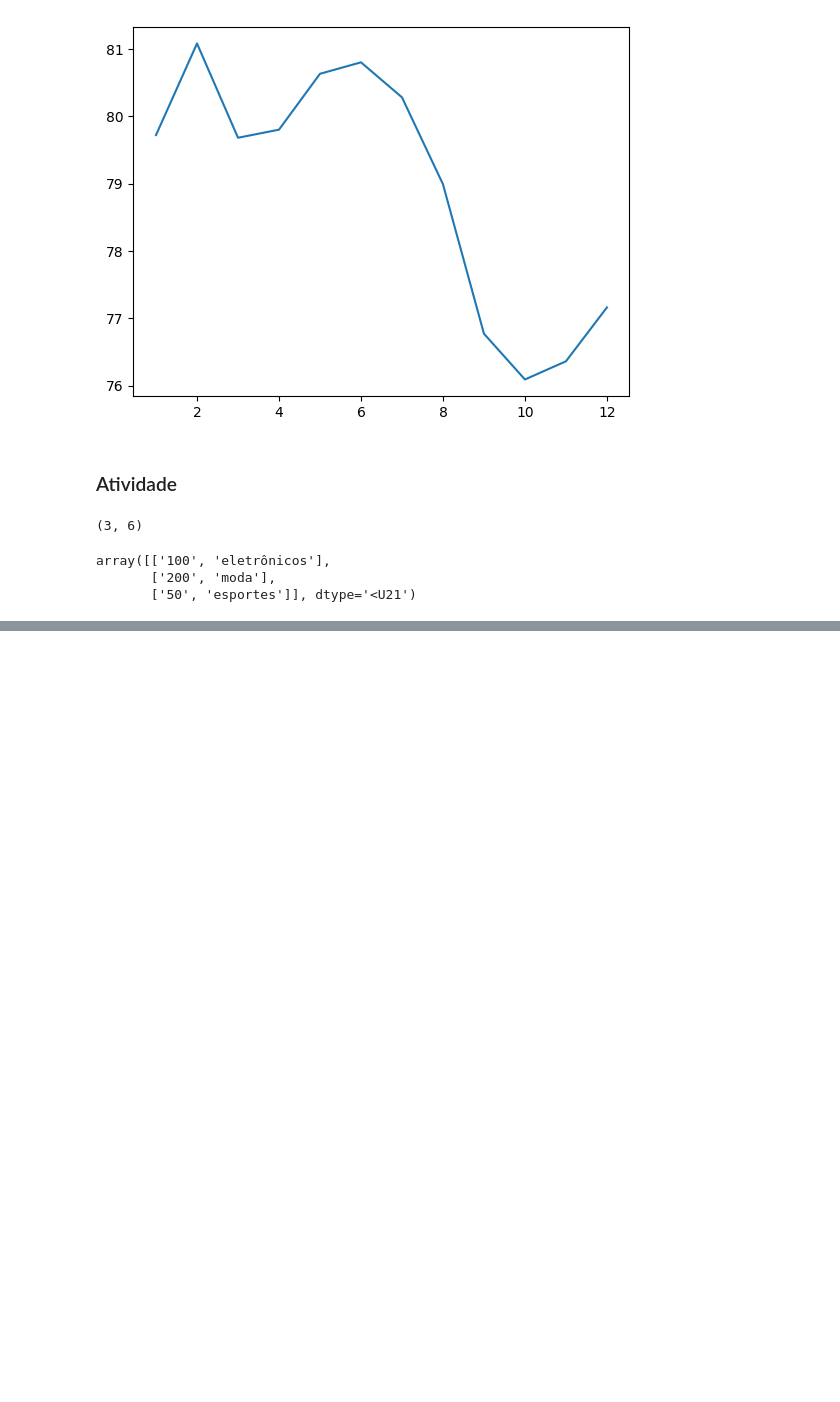
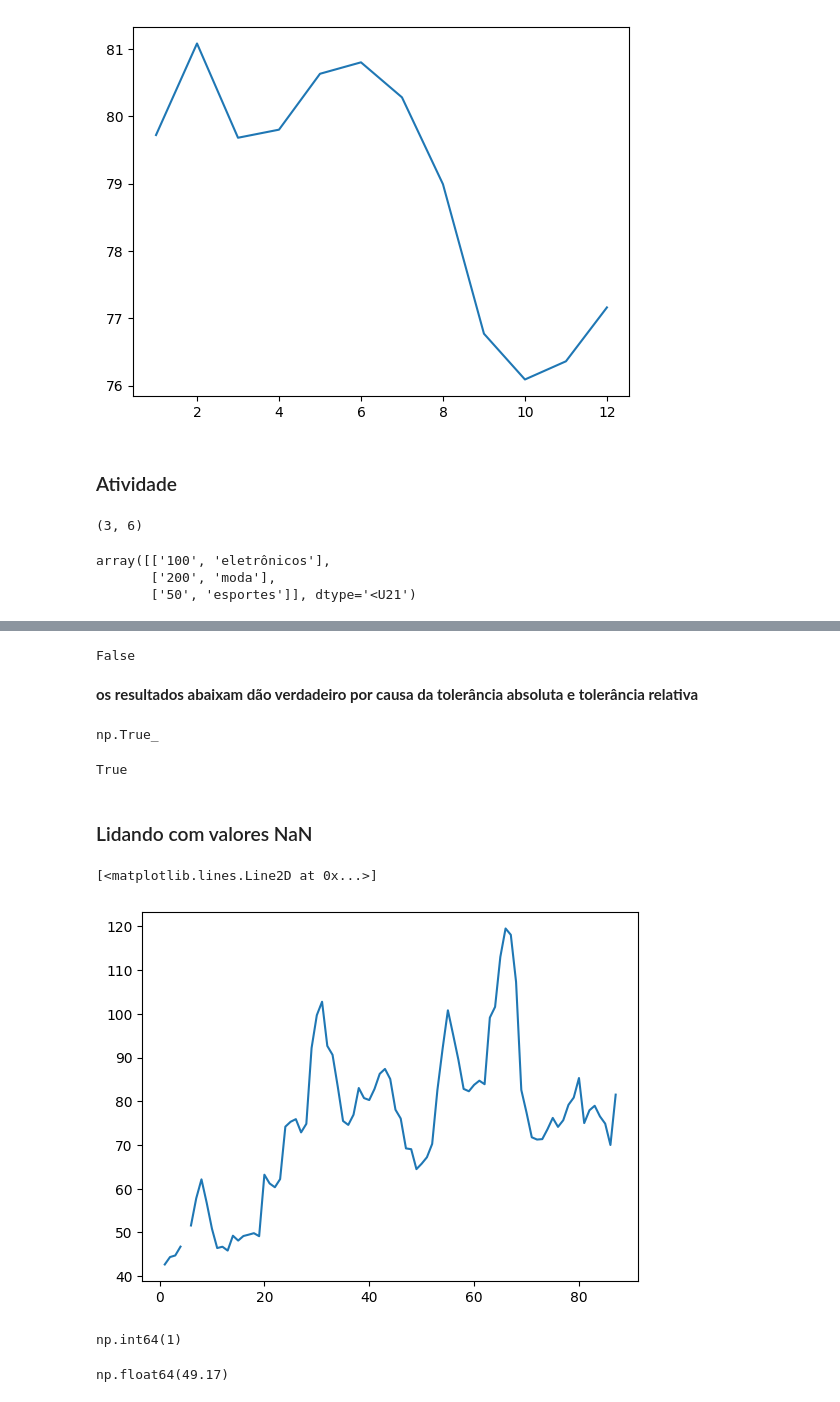
Before and after one commit to sarasantosdev/numpy_estudos, a Jupyter notebook: numpy_python_ds_aula_1.ipynb, the cells around one changed output, grey strips where cells are left out. Drawn from its saved outputs; the diff is of its cells as text; code cells hidden in the pictures; blank space fills up the shorter version.

```diff
--- a/numpy_python_ds_aula_1.ipynb
+++ b/numpy_python_ds_aula_1.ipynb
@@ -158,0 +188,32 @@ array([['100', 'eletrônicos'],
+# %%
+a = 0.1 + 0.2
+b = 0.3
+
+a == b
+# %% [output]
+False
+# %% [markdown]
+**os resultados abaixam dão verdadeiro por causa da tolerância absoluta e tolerância relativa**
+# %%
+np.isclose(a, b)
+# %% [output]
+np.True_
+# %%
+np.allclose(a, b)
+# %% [output]
+True
+# %% [markdown]
+### Lidando com valores NaN
+# %%
+plt.plot(datas, Kaliningrad)
+# %% [output]
+[<matplotlib.lines.Line2D at 0x...>]
+[figure, added]
+# %%
+np.sum(np.isnan(Kaliningrad))
+# %% [output]
+np.int64(1)
+# %%
+np.mean([Kaliningrad[3],Kaliningrad[5]])
+# %% [output]
+np.float64(49.17)
```
Also changed, not shown: parts of 16 cells of this notebook.
